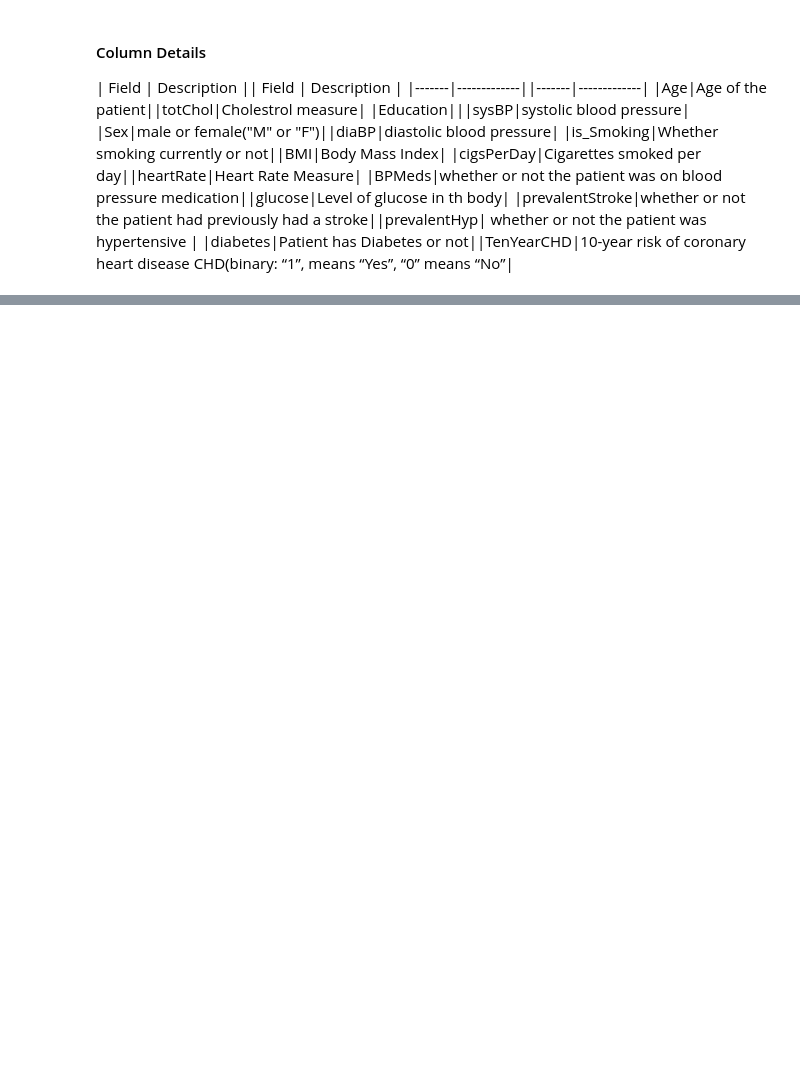
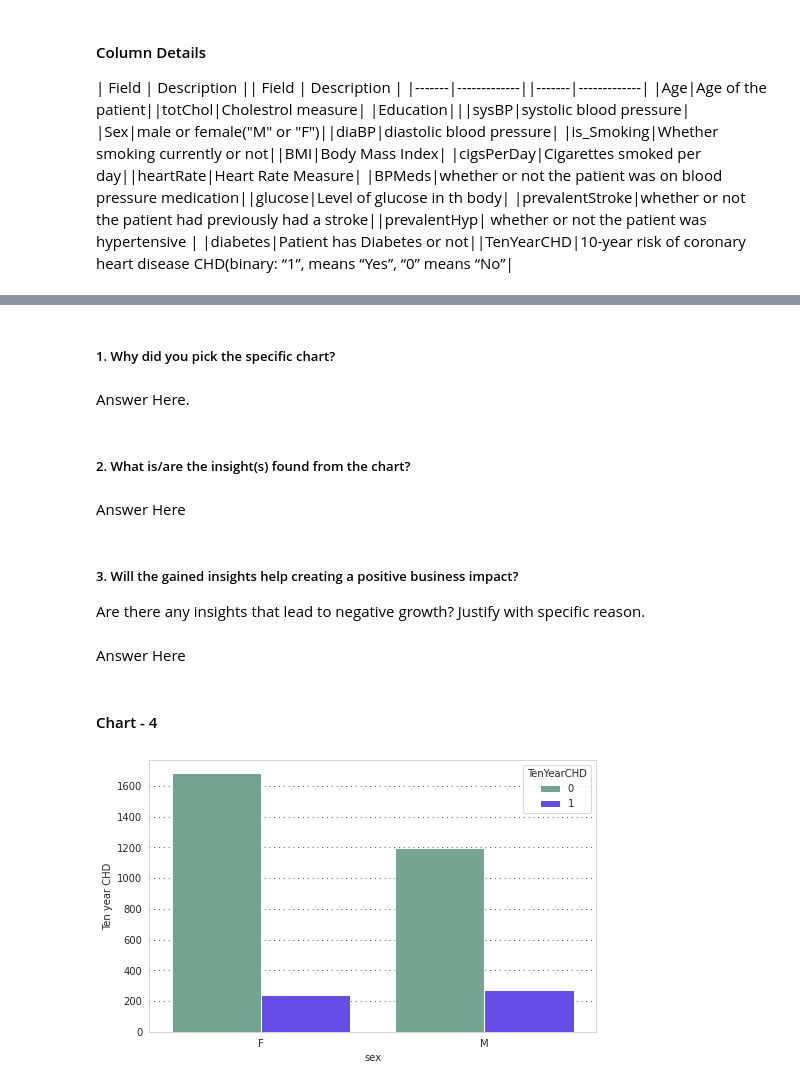
Before and after one commit to mdnawabali/Cadiovascular-Risk-Prediction, a Jupyter notebook: Cardiovascular_Risk_Prediction.ipynb, the cells around one changed output, grey strips where cells are left out. Drawn from its saved outputs; the diff is of its cells as text; code cells hidden in the pictures; blank space fills up the shorter version.

```diff
--- a/Cardiovascular_Risk_Prediction.ipynb
+++ b/Cardiovascular_Risk_Prediction.ipynb
@@ -316,0 +376,26 @@ Name: id, dtype: int64
+# %% [markdown]
+##### 1. Why did you pick the specific chart?
+# %% [markdown]
+Answer Here.
+# %% [markdown]
+##### 2. What is/are the insight(s) found from the chart?
+# %% [markdown]
+Answer Here
+# %% [markdown]
+##### 3. Will the gained insights help creating a positive business impact?
+Are there any insights that lead to negative growth? Justify with specific reason.
+# %% [markdown]
+Answer Here
+# %% [markdown]
+#### Chart - 4
+# %%
+# Chart - 4 visualization code
+# Relationship between gender and CHD risk
+fig = plt.figure(figsize=(8,5))
+sns.countplot(data=crp_df,x='sex',palette=["#6aac90","#5833ff"], hue='TenYearCHD')
+plt.grid(color='#000000', linestyle=':', axis='y', zorder=0,  dashes=(1,5))
+plt.xlabel("sex")
+plt.ylabel("Ten year CHD")
+plt.show()
+# %% [output]
+[figure, added]
```
Also changed, not shown: parts of 304 cells of this notebook.
